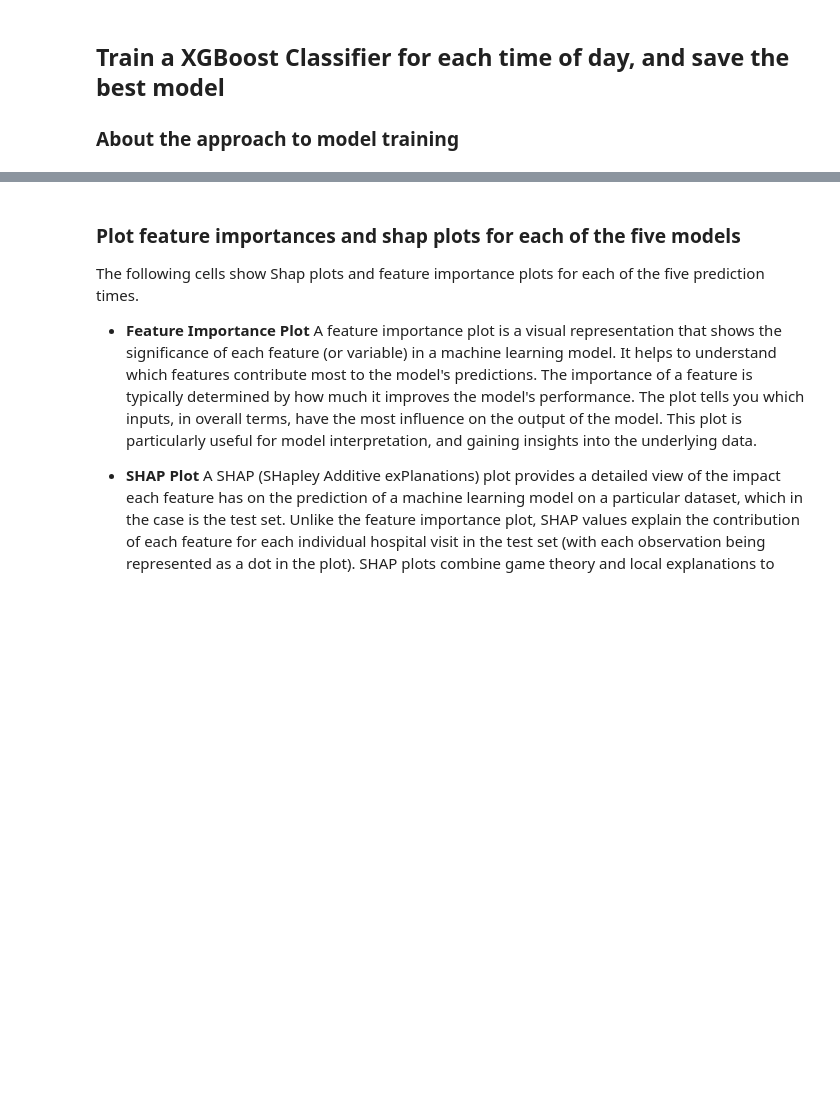
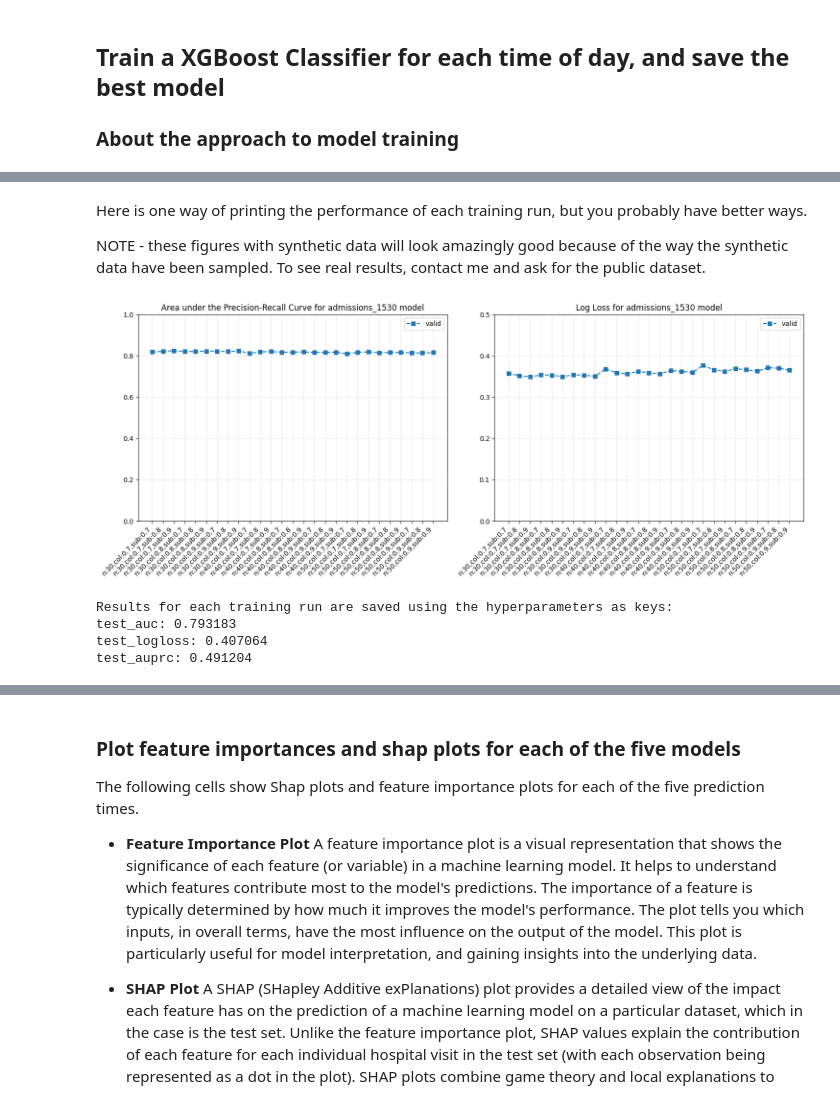
Before and after one commit to zmek/patientflow, a Jupyter notebook: notebooks/4a_Predict_probability_of_admission_from_ED.ipynb, the cells around one changed output, grey strips where cells are left out. Drawn from its saved outputs; the diff is of its cells as text; code cells hidden in the pictures; blank space fills up the shorter version.

```diff
--- a/notebooks/4a_Predict_probability_of_admission_from_ED.ipynb
+++ b/notebooks/4a_Predict_probability_of_admission_from_ED.ipynb
@@ -648,0 +199,2 @@ Pipeline(steps=[('feature_transformer',
+# %%
+exclude_from_training_data = [ 'snapshot_date', 'prediction_time','consultation_sequence', 'visit_number', 'specialty', 'final_sequence', 'training_validation_test']
@@ -648,0 +213,11 @@ Pipeline(steps=[('feature_transformer',
+# %%
+# minimal grid for expediency
+grid = {"n_estimators": [30], "subsample": [0.7], "colsample_bytree": [0.7]}
+
+
+# grid for hyperparameter tuning
+grid = {
+    'n_estimators':[30, 40, 50],
+    'subsample':[0.7,0.8,0.9],
+    'colsample_bytree': [0.7,0.8,0.9]
+}
@@ -648,0 +318,4 @@ Pipeline(steps=[('feature_transformer',
+# %%
+from patientflow.load import get_model_name
+prediction_time = (15,30)
+model_name = get_model_name("admissions", prediction_time)
@@ -648,0 +395,58 @@ Pipeline(steps=[('feature_transformer',
+# %% [markdown]
+Here is one way of printing the performance of each training run, but you probably have better ways.
+
+NOTE - these figures with synthetic data will look amazingly good because of the way the synthetic data have been sampled. To see real results, contact me and ask for the public dataset.
+# %%
+import matplotlib.pyplot as plt
+import ast
+
+def plot_hyperparameter_results(results):
+    fig, (ax1, ax2) = plt.subplots(1, 2, figsize=(15, 6))
+
+    # Sort by parameters for consistent plotting
+    sorted_results = sorted(results.items(),
+                          key=lambda x: (ast.literal_eval(x[0])['n_estimators'],
+                                       ast.literal_eval(x[0])['colsample_bytree'],
+                                       ast.literal_eval(x[0])['subsample']))
+
+    x = range(len(sorted_results))
+    labels = [f"n:{ast.literal_eval(k)['n_estimators']},col:{ast.literal_eval(k)['colsample_bytree']},sub:{ast.literal_eval(k)['subsample']}"
+             for k, _ in sorted_results]
+
+    # Plot metrics
+    train_auprc = [float(m['train_auprc']) for _, m in sorted_results]
+    valid_auprc = [float(m['valid_auc']) for _, m in sorted_results]
+    train_loss = [m['valid_auprc'] for _, m in sorted_results]
+    valid_loss = [m['valid_logloss'] for _, m in sorted_results]
+
+    ax1.plot(x, valid_auprc, 's--', label='valid')
+    ax2.plot(x, valid_loss, 's--', label='valid')
+
+    # Set y-axis ranges
+    ax1.set_ylim(0, 1.0)
+    ax2.set_ylim(0, 0.5)
+
+    ax1.set_title(f'Area under the Precision-Recall Curve for {model_name} model')
+    ax2.set_title(f'Log Loss for {model_name} model')
+
+    for ax in [ax1, ax2]:
+        ax.set_xticks(x)
+        ax.set_xticklabels(labels, rotation=45, ha='right')
+        ax.grid(True, alpha=0.3)
+        ax.legend()
+
+    plt.tight_layout()
+    return fig
+fig = plot_hyperparameter_results(model_metadata[model_name]['train_valid_set_results'])
+# %% [output]
+[figure, added]
+# %%
+print(f"Results for each training run are saved using the hyperparameters as keys:")
+
+for key, value in model_metadata[model_name]['test_set_results'].items():
+    print(f"{key}: {value:02f}")
+# %% [output]
+Results for each training run are saved using the hyperparameters as keys:
+test_auc: 0.793183
+test_logloss: 0.407064
+test_auprc: 0.491204
```
Also changed, not shown: parts of 80 cells of this notebook, 18 other files.
